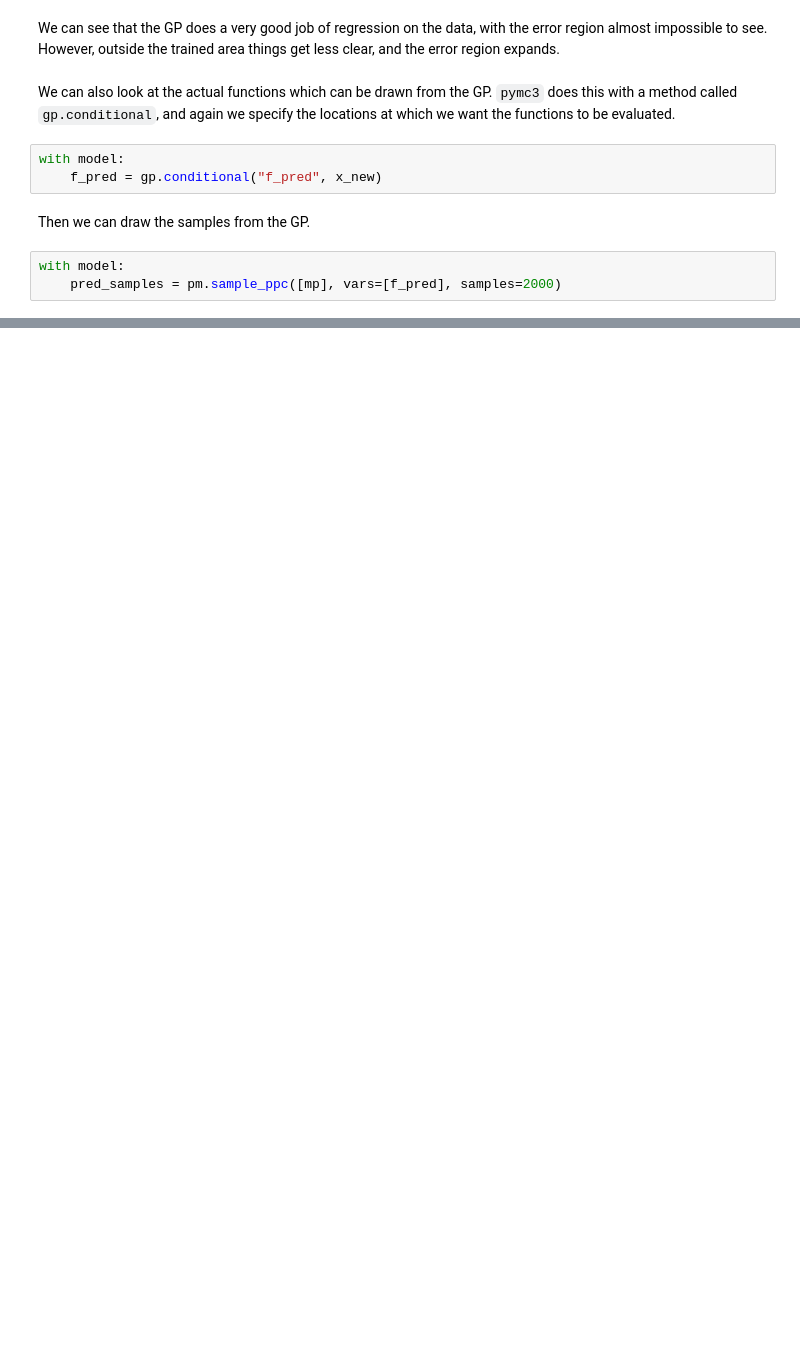
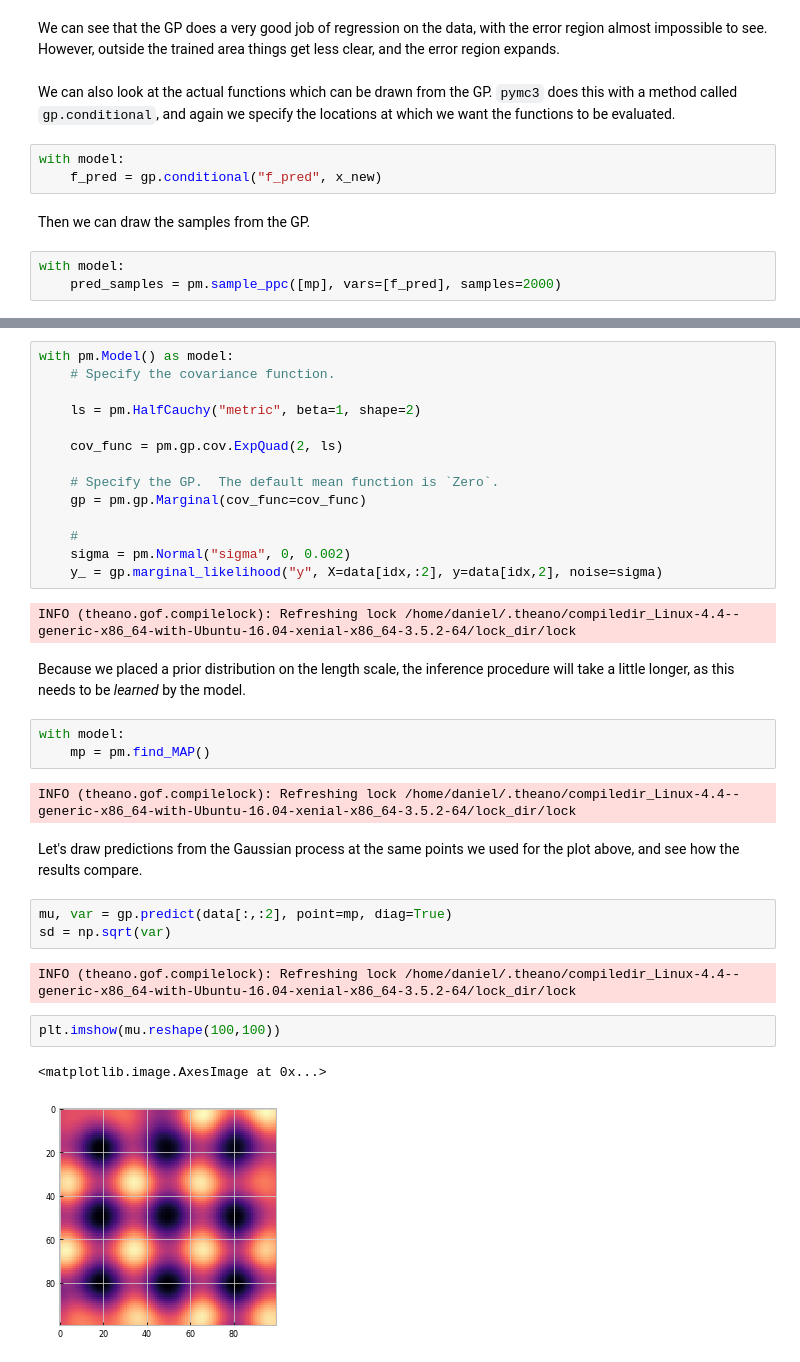
Before and after one commit to transientlunatic/gp-tutorial, a Jupyter notebook: chapters/3. Gaussian Process.ipynb, the cells around one changed output, grey strips where cells are left out. Drawn from its saved outputs; the diff is of its cells as text; blank space fills up the shorter version.

```diff
--- a/chapters/3. Gaussian Process.ipynb
+++ b/chapters/3. Gaussian Process.ipynb
@@ -128,0 +172,35 @@ plt.title("Posterior distribution over $f(x)$ at the observed values"); plt.lege
+# %%
+with pm.Model() as model:
+    # Specify the covariance function.
+
+    ls = pm.HalfCauchy("metric", beta=1, shape=2)
+
+    cov_func = pm.gp.cov.ExpQuad(2, ls)
+
+    # Specify the GP.  The default mean function is `Zero`.
+    gp = pm.gp.Marginal(cov_func=cov_func)
+
+    #
+    sigma = pm.Normal("sigma", 0, 0.002)
+    y_ = gp.marginal_likelihood("y", X=data[idx,:2], y=data[idx,2], noise=sigma)
+# %% [output]
+INFO (theano.gof.compilelock): Refreshing lock /home/daniel/.theano/compiledir_Linux-4.4--generic-x86_64-with-Ubuntu-16.04-xenial-x86_64-3.5.2-64/lock_dir/lock
+# %% [markdown]
+Because we placed a prior distribution on the length scale, the inference procedure will take a little longer, as this needs to be _learned_ by the model.
+# %%
+with model:
+    mp = pm.find_MAP()
+# %% [output]
+INFO (theano.gof.compilelock): Refreshing lock /home/daniel/.theano/compiledir_Linux-4.4--generic-x86_64-with-Ubuntu-16.04-xenial-x86_64-3.5.2-64/lock_dir/lock
+# %% [markdown]
+Let's draw predictions from the Gaussian process at the same points we used for the plot above, and see how the results compare.
+# %%
+mu, var = gp.predict(data[:,:2], point=mp, diag=True)
+sd = np.sqrt(var)
+# %% [output]
+INFO (theano.gof.compilelock): Refreshing lock /home/daniel/.theano/compiledir_Linux-4.4--generic-x86_64-with-Ubuntu-16.04-xenial-x86_64-3.5.2-64/lock_dir/lock
+# %%
+plt.imshow(mu.reshape(100,100))
+# %% [output]
+<matplotlib.image.AxesImage at 0x...>
+[figure, added]
```
Also changed, not shown: parts of 18 cells of this notebook.
